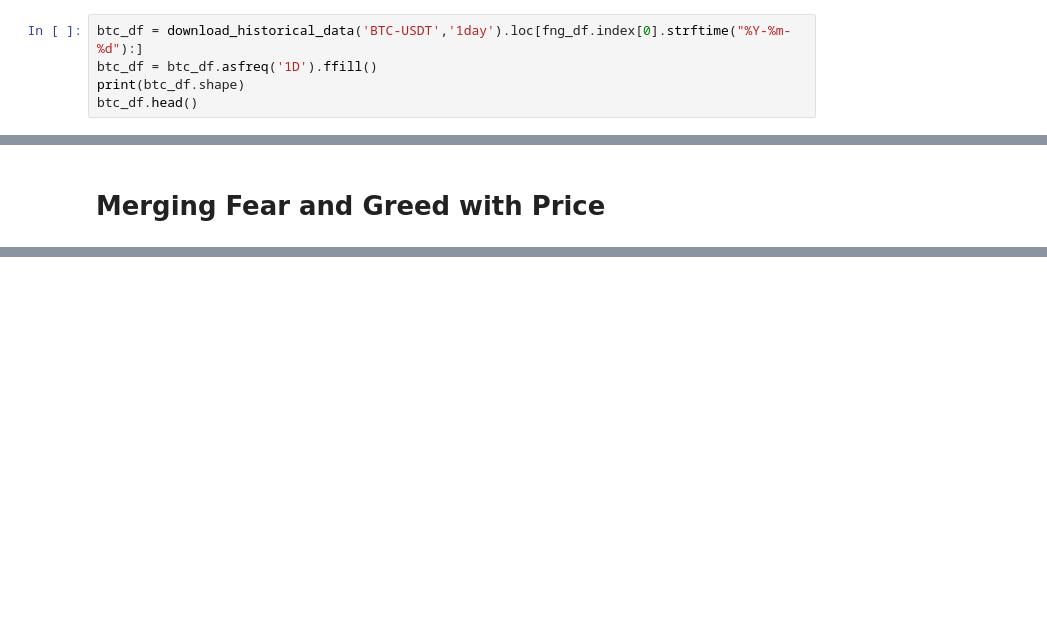
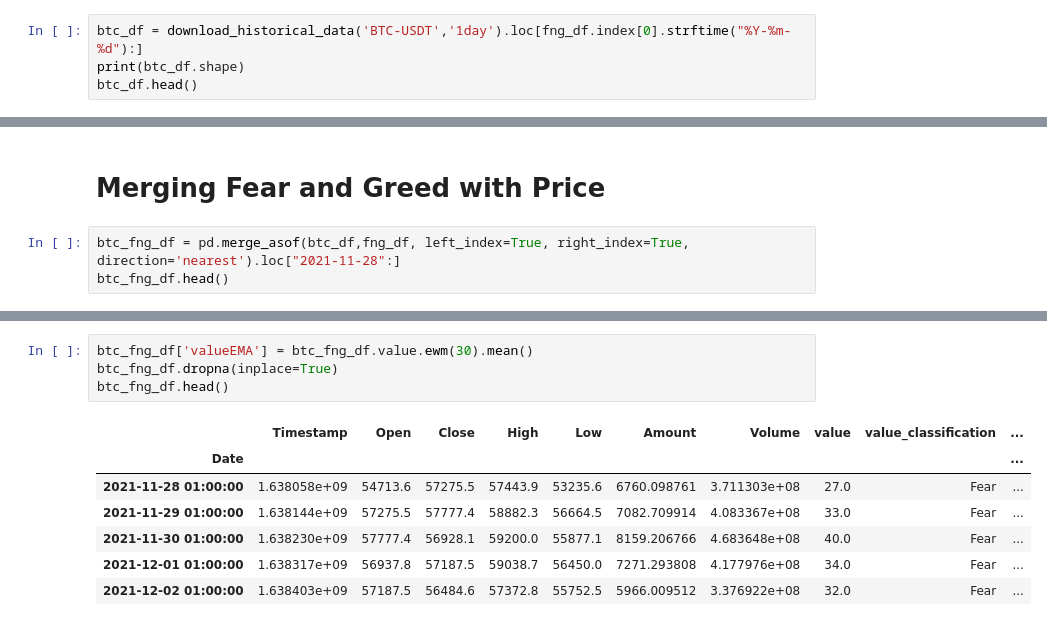
Before and after one commit to BaptisteZloch/Markets-sentiment-analysis, a Jupyter notebook: src/01_Fear_and_Greed.ipynb, the cells around one changed output, grey strips where cells are left out. Drawn from its saved outputs; the diff is of its cells as text; blank space fills up the shorter version.

```diff
--- a/src/01_Fear_and_Greed.ipynb
+++ b/src/01_Fear_and_Greed.ipynb
@@ -38,7 +39,6 @@ fng_df.head()
 # History fetching
 # %%
 btc_df = download_historical_data('BTC-USDT','1day').loc[fng_df.index[0].strftime("%Y-%m-%d"):]
-btc_df = btc_df.asfreq('1D').ffill()
 print(btc_df.shape)
 btc_df.head()
 # %% [output]
@@ -70,2 +53,5 @@ pd.merge_asof(btc_df,fng_df, left_index=True, right_index=True,direction='neares
 # %% [markdown]
 # Merging Fear and Greed with Price
+# %%
+btc_fng_df = pd.merge_asof(btc_df,fng_df, left_index=True, right_index=True, direction='nearest').loc["2021-11-28":]
+btc_fng_df.head()
@@ -72 +66,13 @@ pd.merge_asof(btc_df,fng_df, left_index=True, right_index=True,direction='neares
+# %%
+btc_fng_df['valueEMA'] = btc_fng_df.value.ewm(30).mean()
+btc_fng_df.dropna(inplace=True)
+btc_fng_df.head()
+# %% [output]
+|  | Timestamp | Open | Close | High | Low | Amount | Volume | value | value_classification | ... |
+| Date |  |  |  |  |  |  |  |  |  | ... |
+| 2021-11-28 01:00:00 | 1.638058e+09 | 54713.6 | 57275.5 | 57443.9 | 53235.6 | 6760.098761 | 3.711303e+08 | 27.0 | Fear | ... |
+| 2021-11-29 01:00:00 | 1.638144e+09 | 57275.5 | 57777.4 | 58882.3 | 56664.5 | 7082.709914 | 4.083367e+08 | 33.0 | Fear | ... |
+| 2021-11-30 01:00:00 | 1.638230e+09 | 57777.4 | 56928.1 | 59200.0 | 55877.1 | 8159.206766 | 4.683648e+08 | 40.0 | Fear | ... |
+| 2021-12-01 01:00:00 | 1.638317e+09 | 56937.8 | 57187.5 | 59038.7 | 56450.0 | 7271.293808 | 4.177976e+08 | 34.0 | Fear | ... |
+| 2021-12-02 01:00:00 | 1.638403e+09 | 57187.5 | 56484.6 | 57372.8 | 55752.5 | 5966.009512 | 3.376922e+08 | 32.0 | Fear | ... |
 # %%
```
Also changed, not shown: parts of 6 cells of this notebook, 2 other files.
